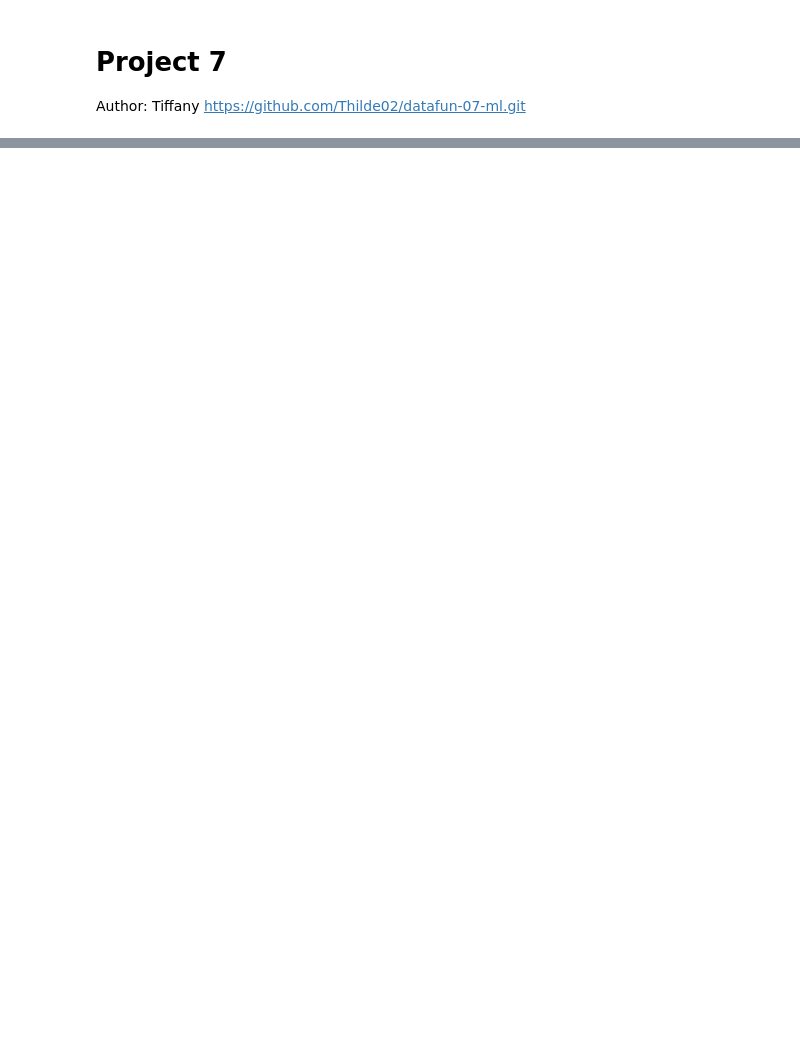
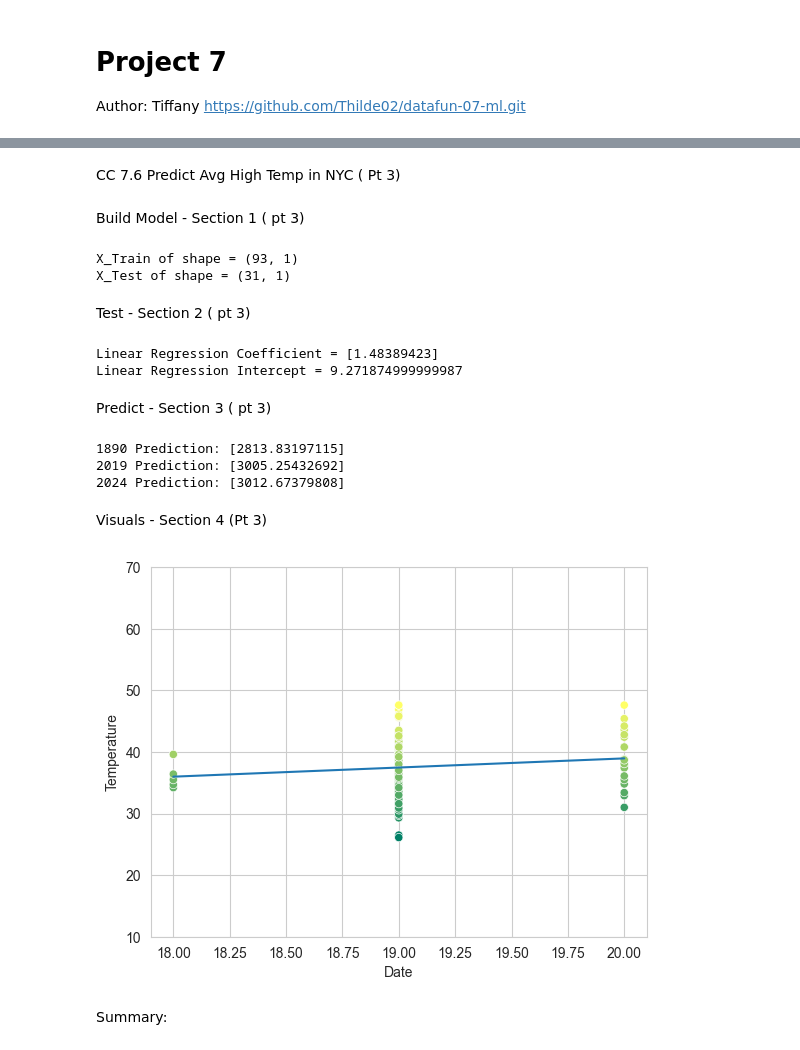
Before and after one commit to Thilde02/datafun-07-ml, a Jupyter notebook: tjh_ml.ipynb, the cells around one changed output, grey strips where cells are left out. Cells and saved outputs as stored; diff of their text form; code cells hidden in the pictures; blank space fills up the shorter version.

```diff
--- a/tjh_ml.ipynb
+++ b/tjh_ml.ipynb
@@ -132,0 +56,4 @@ Conclusion:
+# %%
+nyc_df.columns = ['Date', 'Temperature', 'Anomaly']
+nyc_df.Date = nyc_df.Date.floordiv(100)
+nyc_df.head(3)
@@ -132,0 +110,51 @@ Conclusion:
+# %% [markdown]
+CC 7.6 Predict Avg High Temp in NYC ( Pt 3)
+# %% [markdown]
+Build Model - Section 1 ( pt 3)
+# %%
+X_train, X_test, y_train, y_test = train_test_split(
+     nyc_df.Date.values.reshape(-1, 1), nyc_df.Temperature.values,
+     random_state=11)
+
+print("X_Train of shape =", X_train.shape)
+print("X_Test of shape =", X_test.shape)
+# %% [output]
+X_Train of shape = (93, 1)
+X_Test of shape = (31, 1)
+# %% [markdown]
+Test - Section 2 ( pt 3)
+# %%
+linear_regression = LinearRegression()
+linear_regression.fit(X=X_train, y=y_train)
+
+print("Linear Regression Coefficient =", linear_regression.coef_)
+print(f"Linear Regression Intercept =", linear_regression.intercept_)
+# %% [output]
+Linear Regression Coefficient = [1.48389423]
+Linear Regression Intercept = 9.271874999999987
+# %% [markdown]
+ Predict - Section 3 ( pt 3)
+# %%
+predict = (lambda x: linear_regression.coef_ * x + linear_regression.intercept_)
+
+print("1890 Prediction:", predict(1890))
+print("2019 Prediction:", predict(2019))
+print("2024 Prediction:", predict(2024))
+# %% [output]
+1890 Prediction: [2813.83197115]
+2019 Prediction: [3005.25432692]
+2024 Prediction: [3012.67379808]
+# %% [markdown]
+Visuals - Section 4 (Pt 3)
+# %%
+axes = sns.scatterplot(data=nyc_df, x='Date', y='Temperature',
+     hue='Temperature', palette='summer', legend=False)
+
+axes.set_ylim(10, 70)
+x = np.array([min(nyc_df.Date.values), max(nyc_df.Date.values)])
+y = predict(x)
+line = plt.plot(x, y)
+# %% [output]
+[figure, added]
+# %% [markdown]
+Summary:
```
Also changed, not shown: parts of 35 cells of this notebook, 1 other file.
